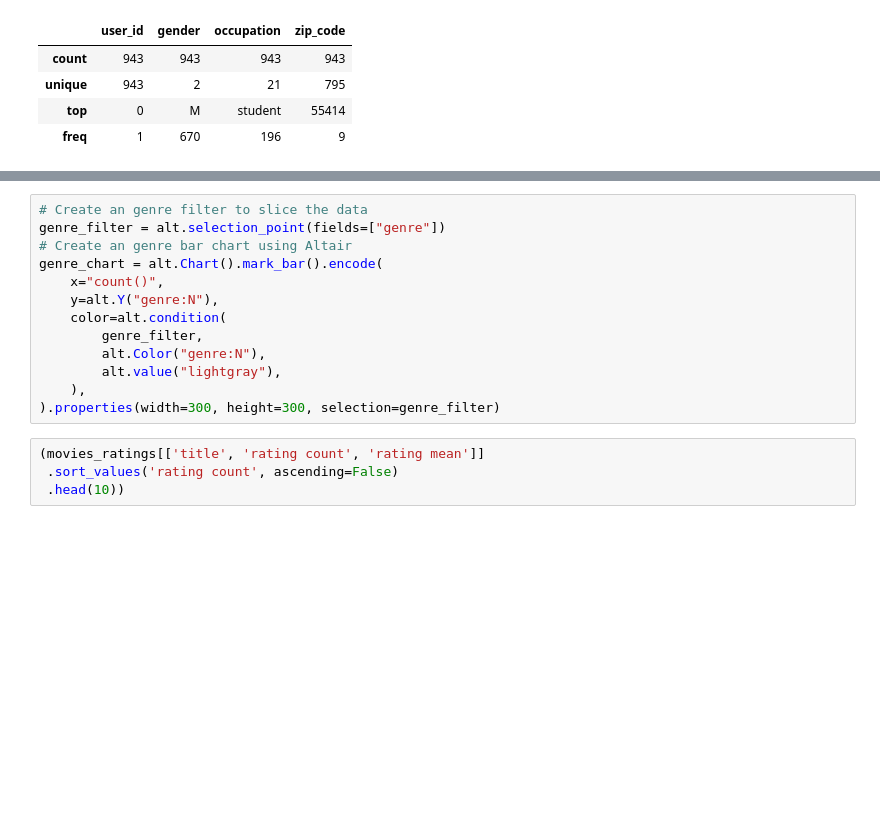
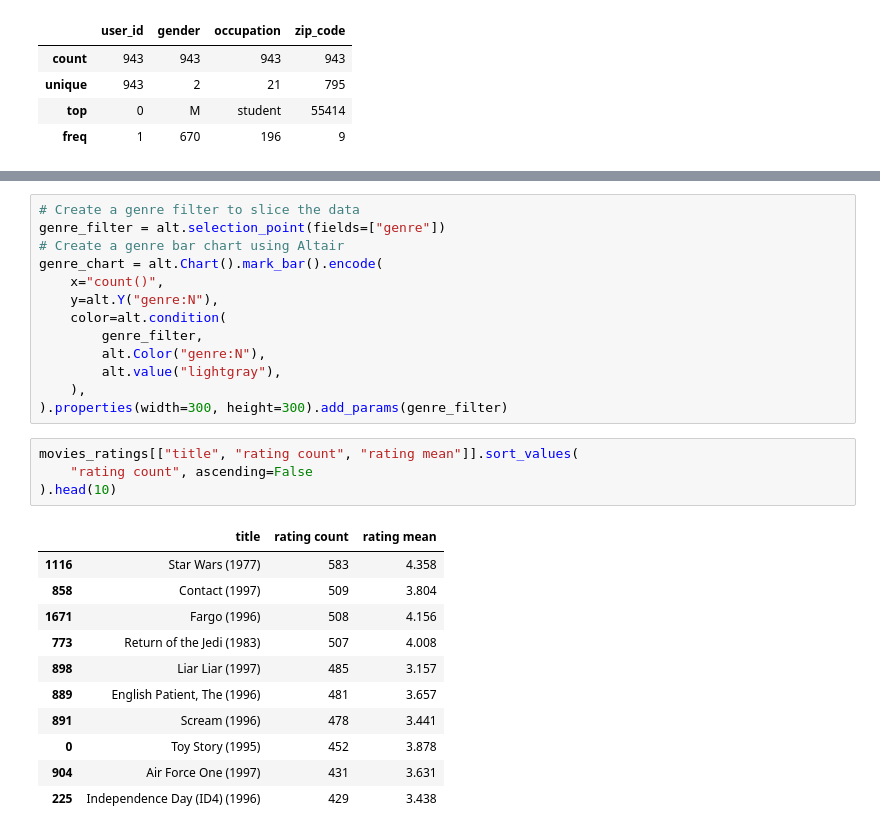
Before and after one commit to yjrab/movie-recommendation-system, a Jupyter notebook: movie-recommendation-system.ipynb, the cells around one changed output, grey strips where cells are left out. Cells and saved outputs as stored; diff of their text form; blank space fills up the shorter version.

Commit message:
finish explore movies data

```diff
--- a/movie-recommendation-system.ipynb
+++ b/movie-recommendation-system.ipynb
@@ -303,7 +318,7 @@ print(movies_ratings.sample(5))
 # %%
-# Create an genre filter to slice the data
+# Create a genre filter to slice the data
 genre_filter = alt.selection_point(fields=["genre"])
-# Create an genre bar chart using Altair
+# Create a genre bar chart using Altair
 genre_chart = alt.Chart().mark_bar().encode(
     x="count()",
     y=alt.Y("genre:N"),
@@ -312,9 +327,21 @@ genre_chart = alt.Chart().mark_bar().encode(
         alt.Color("genre:N"),
         alt.value("lightgray"),
     ),
-).properties(width=300, height=300, selection=genre_filter)
+).properties(width=300, height=300).add_params(genre_filter)
 # %%
-(movies_ratings[['title', 'rating count', 'rating mean']]
- .sort_values('rating count', ascending=False)
- .head(10))
+movies_ratings[["title", "rating count", "rating mean"]].sort_values(
+    "rating count", ascending=False
+).head(10)
+# %% [output]
+|  | title | rating count | rating mean |
+| 1116 | Star Wars (1977) | 583 | 4.358 |
+| 858 | Contact (1997) | 509 | 3.804 |
+| 1671 | Fargo (1996) | 508 | 4.156 |
+| 773 | Return of the Jedi (1983) | 507 | 4.008 |
+| 898 | Liar Liar (1997) | 485 | 3.157 |
+| 889 | English Patient, The (1996) | 481 | 3.657 |
+| 891 | Scream (1996) | 478 | 3.441 |
+| 0 | Toy Story (1995) | 452 | 3.878 |
+| 904 | Air Force One (1997) | 431 | 3.631 |
+| 225 | Independence Day (ID4) (1996) | 429 | 3.438 |
 # %%
```
Also changed, not shown: parts of 7 cells of this notebook.
